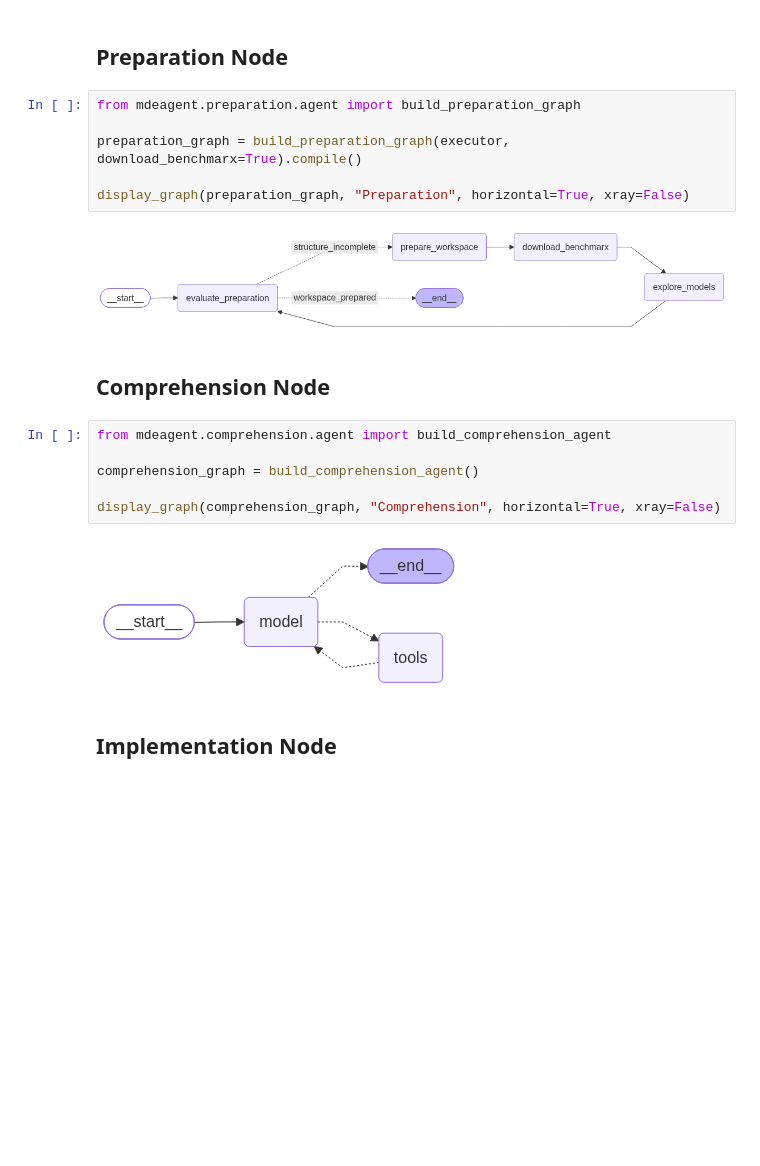
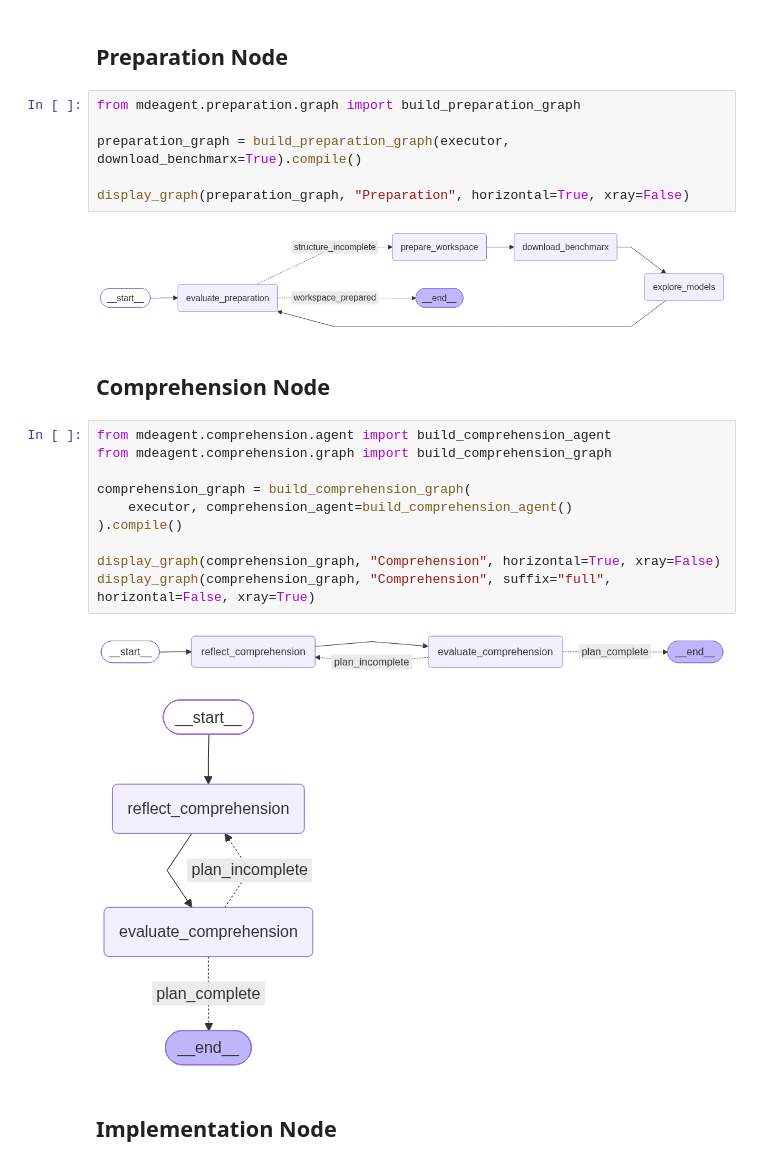
Before and after one commit to BequemeDecke/bxAgent, a Jupyter notebook: notebooks/node_graph_prints.ipynb, the cells around one changed output. Saved outputs shown, nothing was run; the diff lists cells and outputs as text; blank space fills up the shorter version.

```diff
--- a/notebooks/node_graph_prints.ipynb
+++ b/notebooks/node_graph_prints.ipynb
@@ -94,7 +94,7 @@ display_graph(graph, "MDEAgent", horizontal=True, xray=False)
 # %% [markdown]
 ## Preparation Node
 # %%
-from mdeagent.preparation.agent import build_preparation_graph
+from mdeagent.preparation.graph import build_preparation_graph
 
 preparation_graph = build_preparation_graph(executor, download_benchmarx=True).compile()
 
@@ -105,12 +105,17 @@ display_graph(preparation_graph, "Preparation", horizontal=True, xray=False)
 ## Comprehension Node
 # %%
 from mdeagent.comprehension.agent import build_comprehension_agent
+from mdeagent.comprehension.graph import build_comprehension_graph
 
-comprehension_graph = build_comprehension_agent()
+comprehension_graph = build_comprehension_graph(
+    executor, comprehension_agent=build_comprehension_agent()
+).compile()
 
 display_graph(comprehension_graph, "Comprehension", horizontal=True, xray=False)
+display_graph(comprehension_graph, "Comprehension", suffix="full", horizontal=False, xray=True)
 # %% [output]
-[figure, old version]
+[figure, new version]
+[figure, added]
 # %% [markdown]
 ## Implementation Node
 # %%
```
Also changed, not shown: parts of 3 cells of this notebook, 7 other files.
